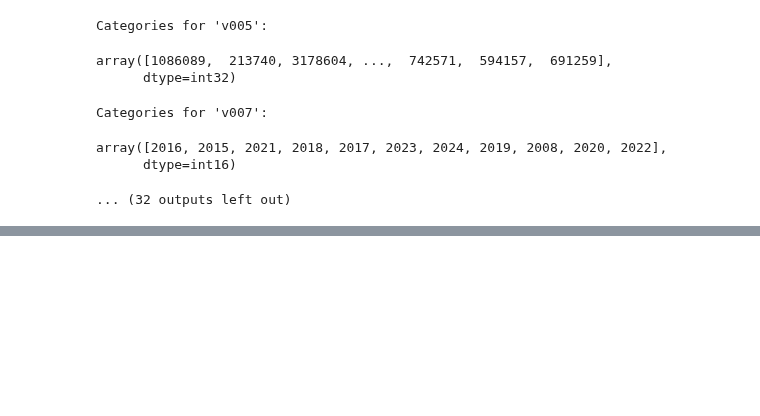
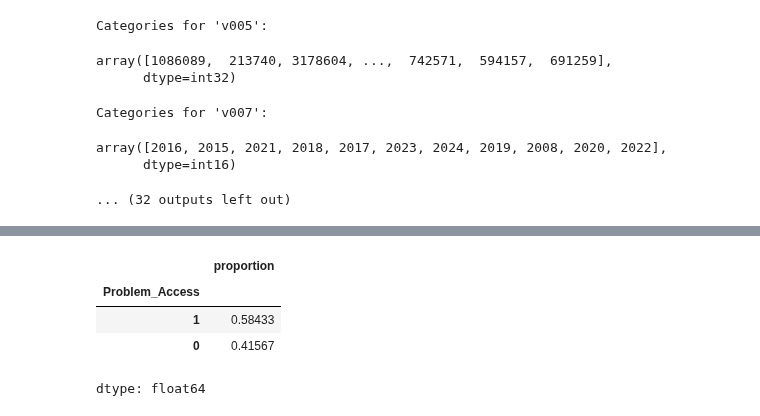
Before and after one commit to Fentahun60/Fentahun, a Jupyter notebook: access.ipynb, the cells around one changed output, grey strips where cells are left out. Cells and saved outputs as stored; diff of their text form; code cells hidden in the pictures; blank space fills up the shorter version.

```diff
--- a/access.ipynb
+++ b/access.ipynb
@@ -1175,0 +1242,12 @@ display(df_encoded.columns)
+# %%
+# Calculate the proportion of 'Problem_Access'
+problem_access_proportion = df_selected['Problem_Access'].value_counts(normalize=True)
+
+# Display the proportion
+display(problem_access_proportion)
+# %% [output]
+|  | proportion |
+| Problem_Access |  |
+| 1 | 0.58433 |
+| 0 | 0.41567 |
+dtype: float64
```
Also changed, not shown: parts of 6 cells of this notebook.
